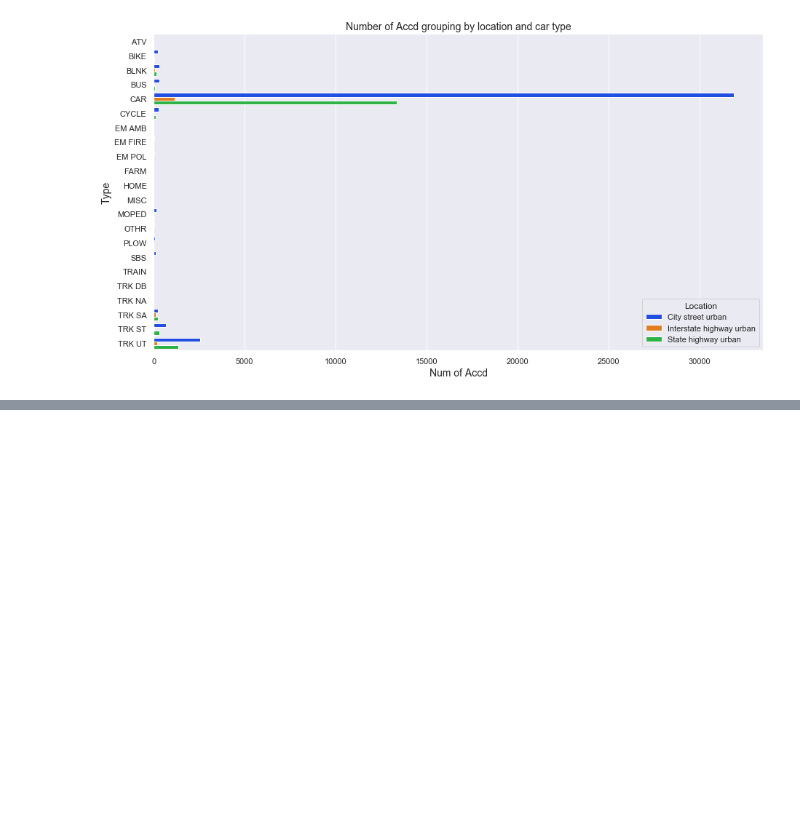
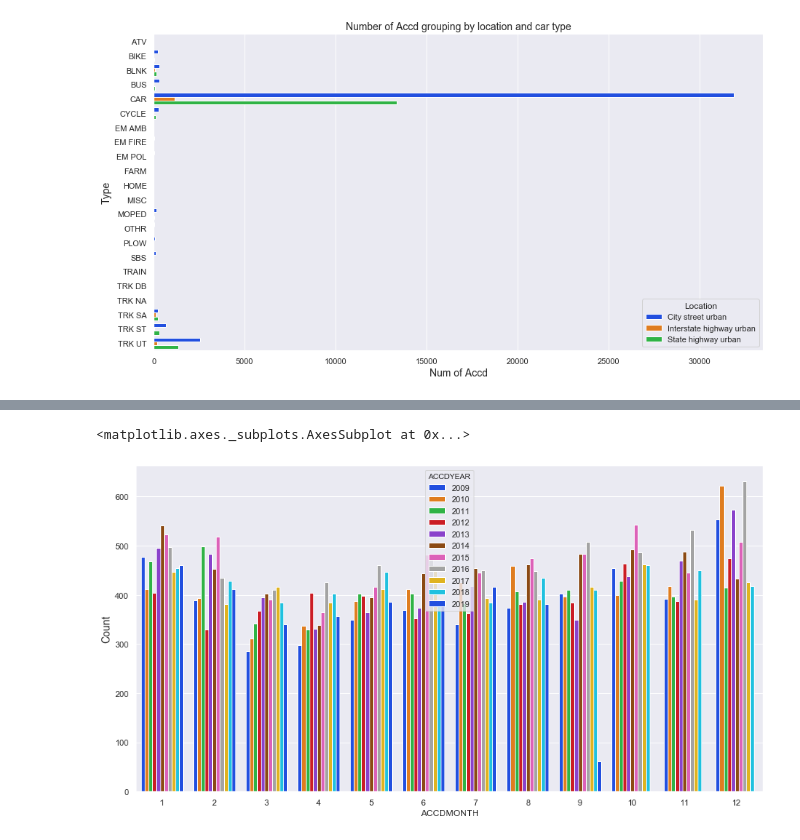
Before and after one commit to TongkaiYang/Vision-Zero-Madison, a Jupyter notebook: WorkPlace.ipynb, the cells around one changed output, grey strips where cells are left out. Saved outputs shown, nothing was run; the diff lists cells and outputs as text; code cells hidden in the pictures; blank space fills up the shorter version.

```diff
--- a/WorkPlace.ipynb
+++ b/WorkPlace.ipynb
@@ -199,0 +281,30 @@ Text(0, 0.5, 'Count')
+# %%
+ACCDYEAR_ACCDSVR = df.groupby(['ACCDYEAR',"ACCDSVR"]).count()['DOCTNMBR'].to_frame().reset_index()
+sns.set(font_scale=1)
+plt.figure(figsize=(15,8))
+ACCDYEAR_ACCDSVR_POINTPLOT = sns.pointplot(x='ACCDYEAR', y='DOCTNMBR', hue='ACCDSVR', data=ACCDYEAR_ACCDSVR, palette = 'bright',capsize=0.1)
+ACCDMONTH_ACCDSVR_LEG = ACCDYEAR_ACCDSVR_POINTPLOT.get_legend_handles_labels()[0]
+sns.set(style="whitegrid")
+ACCDYEAR_ACCDSVR_POINTPLOT.legend(ACCDMONTH_ACCDSVR_LEG, ['FATAL', 'INJUREY', 'PROPERTY DAMAGED'], title='SEVIRITY')
+ACCDYEAR_ACCDSVR_POINTPLOT.set_title('Number of Accd group by Sevirity', fontsize = fontSize)
+ACCDYEAR_ACCDSVR_POINTPLOT.set_xlabel('Month', fontsize = fontSize)
+ACCDYEAR_ACCDSVR_POINTPLOT.set_ylabel('Count', fontsize = fontSize)
+
+#plt.savefig("PointPlot_Month.png")
+# %%
+# plot: vehicle type 1 vs Road Type
+fontSize = 14
+
+VHTYPE_HWYCLASS = df.groupby(['ACCDMONTH','ACCDYEAR']).count()['DOCTNMBR'].to_frame().reset_index()
+sns.set(font_scale=1)
+plt.figure(figsize=(15,8))
+VHTYPE_HWYCLASS_PLOT = sns.barplot(x='ACCDMONTH', y='DOCTNMBR', hue='ACCDYEAR', data=VHTYPE_HWYCLASS, palette = 'bright')
+VHTYPE_HWYCLASS_LEG = VHTYPE_HWYCLASS_PLOT.get_legend_handles_labels()[0]
+#VHTYPE_HWYCLASS_PLOT.legend(VHTYPE_HWYCLASS_LEG, ['City street urban', 'Interstate highway urban', 'State highway urban'], title='Location')
+#VHTYPE_HWYCLASS_PLOT.set_title('Number of Accd grouping by location and car type', fontsize = fontSize)
+#VHTYPE_HWYCLASS_PLOT.set_xlabel('Num of Accd', fontsize = fontSize)
+VHTYPE_HWYCLASS_PLOT.set_ylabel('Count', fontsize = fontSize)
+VHTYPE_HWYCLASS_PLOT
+# %% [output]
+<matplotlib.axes._subplots.AxesSubplot at 0x...>
+[figure, added]
```
Also changed, not shown: parts of 13 cells of this notebook, 5 other files.
